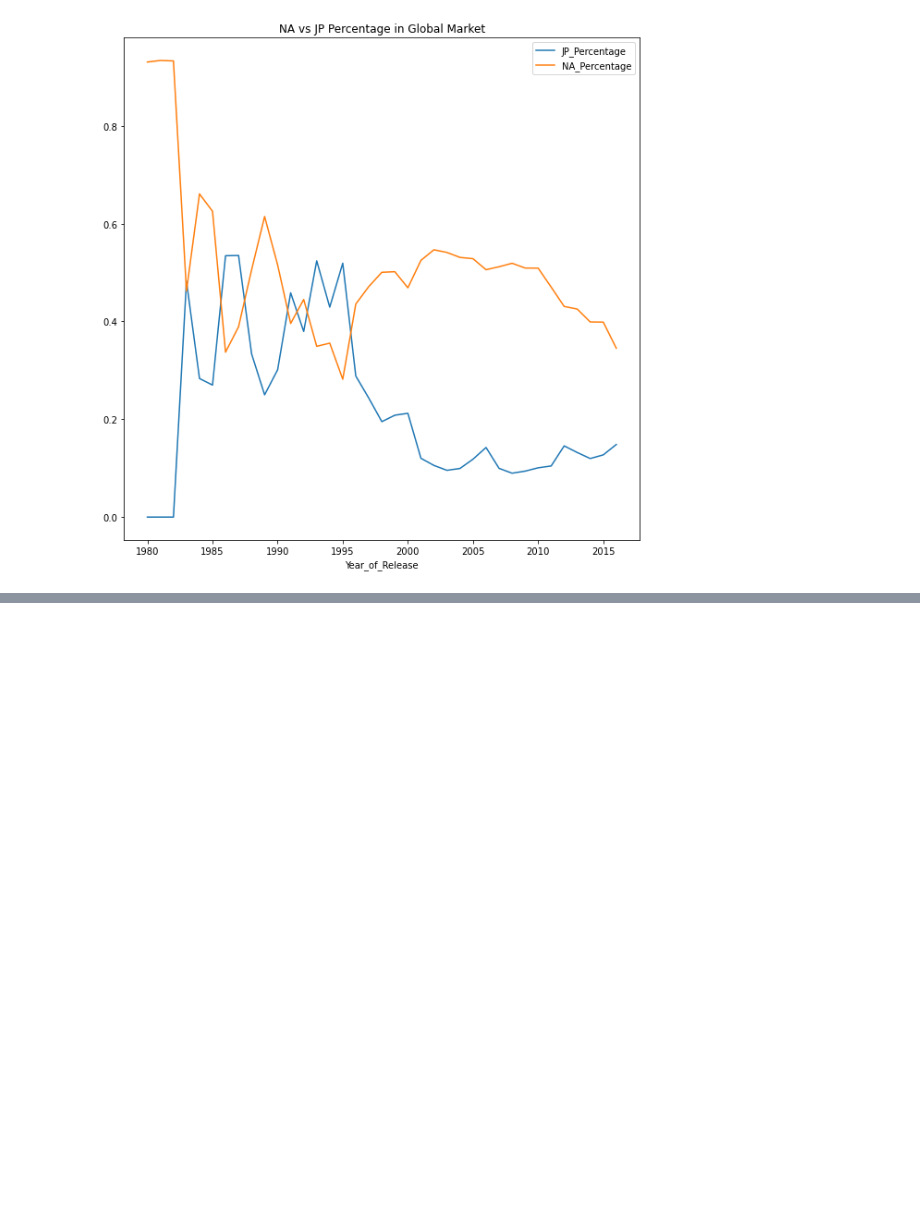
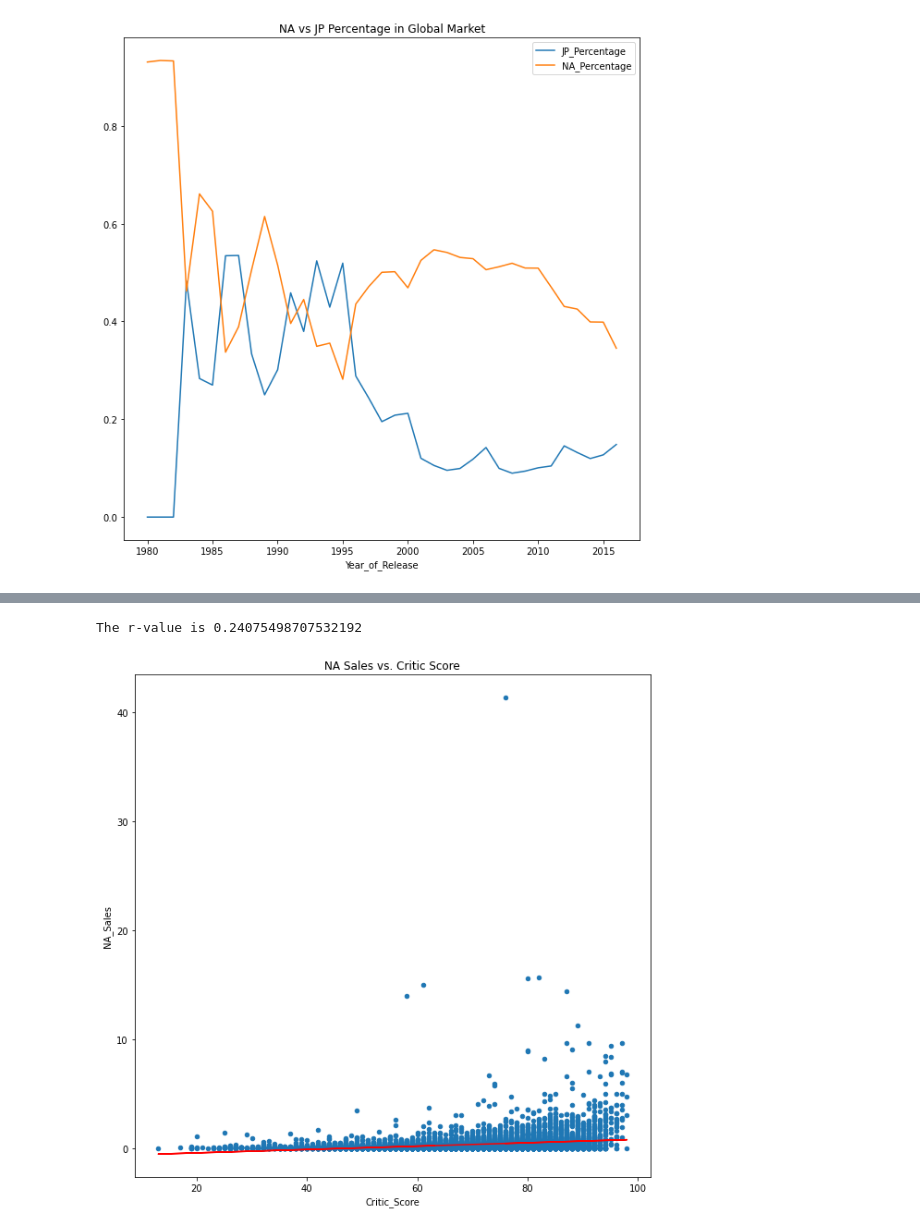
Before and after one commit to MrMrRPG/project_1, a Jupyter notebook: Shan-Folder/project-1.ipynb, the cells around one changed output, grey strips where cells are left out. Cells and saved outputs as stored; diff of their text form; code cells hidden in the pictures; blank space fills up the shorter version.

```diff
--- a/Shan-Folder/project-1.ipynb
+++ b/Shan-Folder/project-1.ipynb
@@ -298,0 +338,14 @@ lgame.head(10).to_csv('Output_Data/2016 top 5 games.csv')
+# %%
+Cdf=Cdf[['Name','NA_Sales','Critic_Score']]
+Cdf.plot(kind='scatter',x='Critic_Score',y='NA_Sales',figsize=(10,10),title='NA Sales vs. Critic Score')
+x=Cdf['Critic_Score']
+y=Cdf['NA_Sales']
+(slope, intercept, rvalue, pvalue, stderr) = linregress(x,y)
+regress_values = x * slope + intercept
+plt.plot(x,regress_values,"r-")
+print(f'The r-value is {rvalue}')
+plt.savefig('Output_Data/NA Sales vs. Critic Score.png')
+plt.show()
+# %% [output]
+The r-value is 0.24075498707532192
+[figure, added]
```
Also changed, not shown: parts of 5 cells of this notebook, 3 other files.
